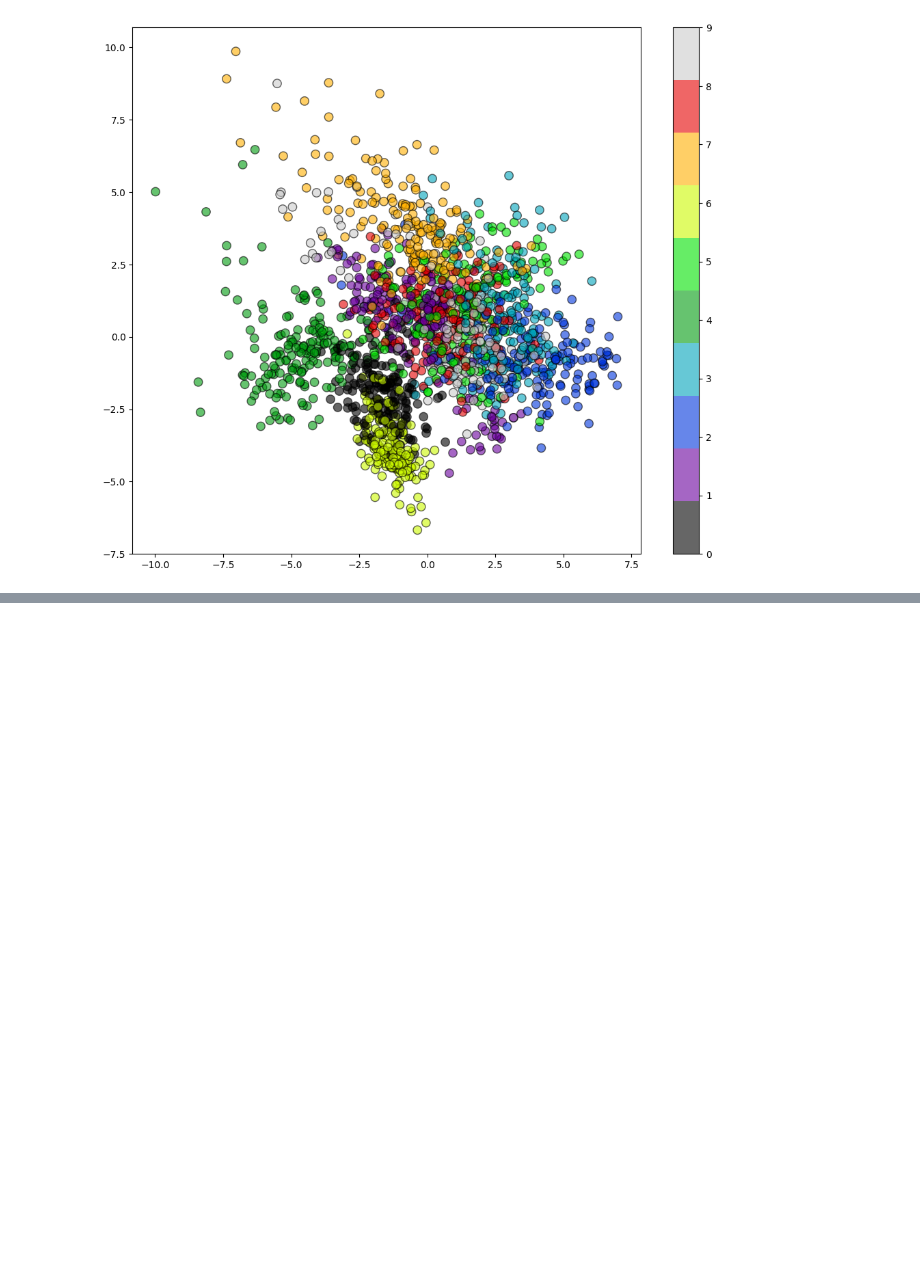
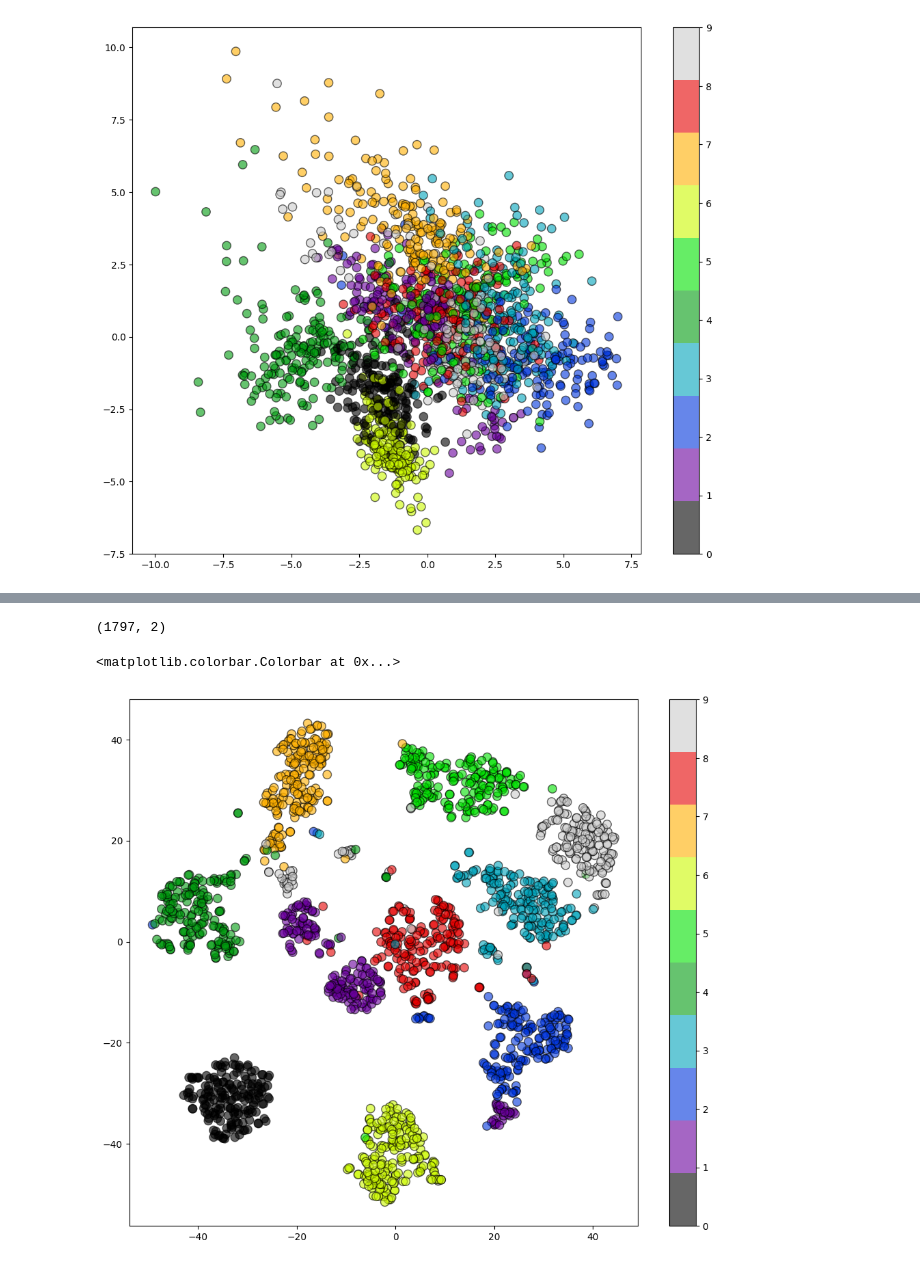
Before and after one commit to adja-18/dimensionality-reduction, a Jupyter notebook: pca_dataset_digits.ipynb, the cells around one changed output, grey strips where cells are left out. Cells and saved outputs as stored; diff of their text form; code cells hidden in the pictures; blank space fills up the shorter version.

```diff
--- a/pca_dataset_digits.ipynb
+++ b/pca_dataset_digits.ipynb
@@ -50,0 +54,16 @@ plt.colorbar()
+# %%
+from sklearn.manifold import TSNE
+tsne = TSNE(random_state=123)
+x_tsne = tsne.fit_transform(x)
+# %%
+x_tsne.shape
+# %% [output]
+(1797, 2)
+# %%
+#gerar gráfico
+plt.figure(figsize=(12,10))
+plt.scatter(x_tsne[:,0],x_tsne[:,1],c=y,edgecolors='black',alpha=0.6,s=80,cmap=plt.get_cmap('nipy_spectral',10))
+plt.colorbar()
+# %% [output]
+<matplotlib.colorbar.Colorbar at 0x...>
+[figure, added]
```
Also changed, not shown: parts of 8 cells of this notebook.
